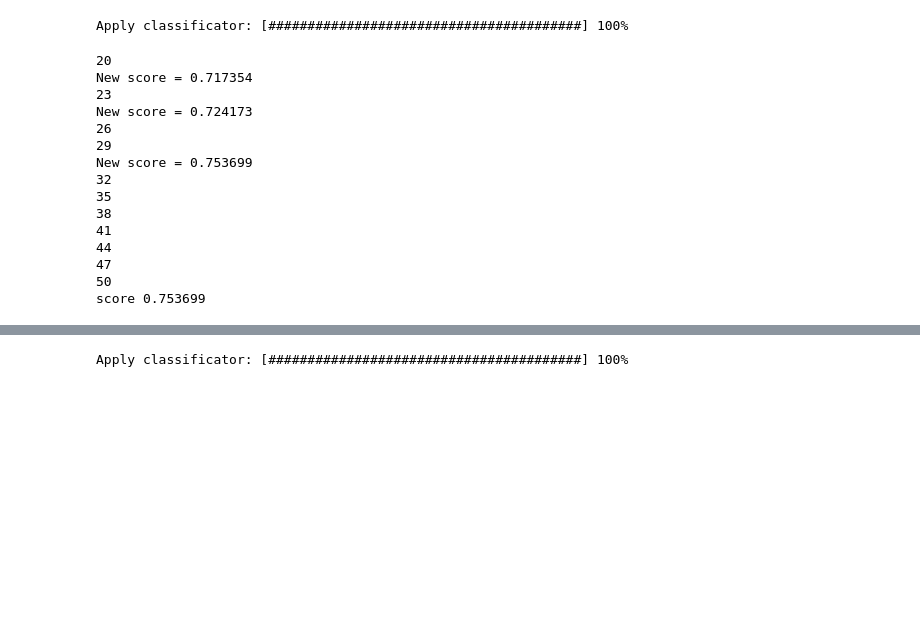
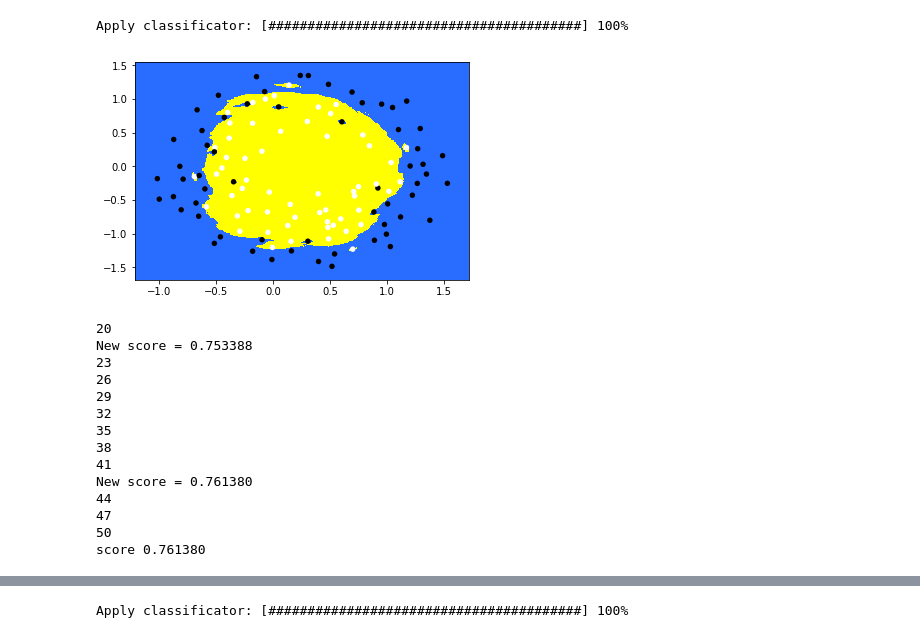
Before and after one commit to YakutovDmitriy/Machine-Learning, a Jupyter notebook: HW4/ML_1.ipynb, the cells around one changed output, grey strips where cells are left out. Drawn from its saved outputs; the diff is of its cells as text; code cells hidden in the pictures; blank space fills up the shorter version.

```diff
--- a/HW4/ML_1.ipynb
+++ b/HW4/ML_1.ipynb
@@ -227,6 +239,21 @@ pbar.close()
 result = result.reshape(xx.shape)
 # %% [output]
 Apply classificator: [########################################] 100%
+# %%
+cmap_light = ListedColormap(['#286dff', '#ffff00'])
+# cmap_bold = ListedColormap(['#a50000', '#0c00a5'])
+cmap_bold = ListedColormap(['#000000', '#ffffff'])
+plt.figure()
+plt.rcParams["figure.figsize"] = list(map(lambda x: x * 1, plt.rcParams["figure.figsize"]))
+plt.pcolormesh(xx, yy, result, cmap=cmap_light)
+plt.scatter(points[:, 0], points[:, 1],  c = classes,cmap=cmap_bold,linewidths=0, s=30)
+
+
+plt.xlim(xx.min(), xx.max())
+plt.ylim(yy.min(), yy.max())
+plt.show()
+# %% [output]
+[figure, added]
 # %%
 def createSVM(data, y, K, C = 1) :
     N = len(data)
@@ -284,7 +311,7 @@ if enableCV:
         print(c)
         scores = []
         for t in range(0, T):
-            q, partitions = Partition(Dataset, BlockSize)
+            q, partitions = СrossValidation(Dataset, BlockSize)
             for i in range(0, len(partitions)):
                 training_set = []
 
@@ -324,20 +351,19 @@ if enableCV:
     print("score %f" % curValue)
 # %% [output]
 20
-New score = 0.717354
+New score = 0.753388
 23
-New score = 0.724173
 26
 29
-New score = 0.753699
 32
 35
 38
 41
+New score = 0.761380
 44
 47
 50
-score 0.753699
+score 0.761380
 # %%
 h = .01
 x_min, x_max = points[:, 0].min() - 0.2, points[:, 0].max() + 0.2
```
Also changed, not shown: parts of 7 cells of this notebook.
